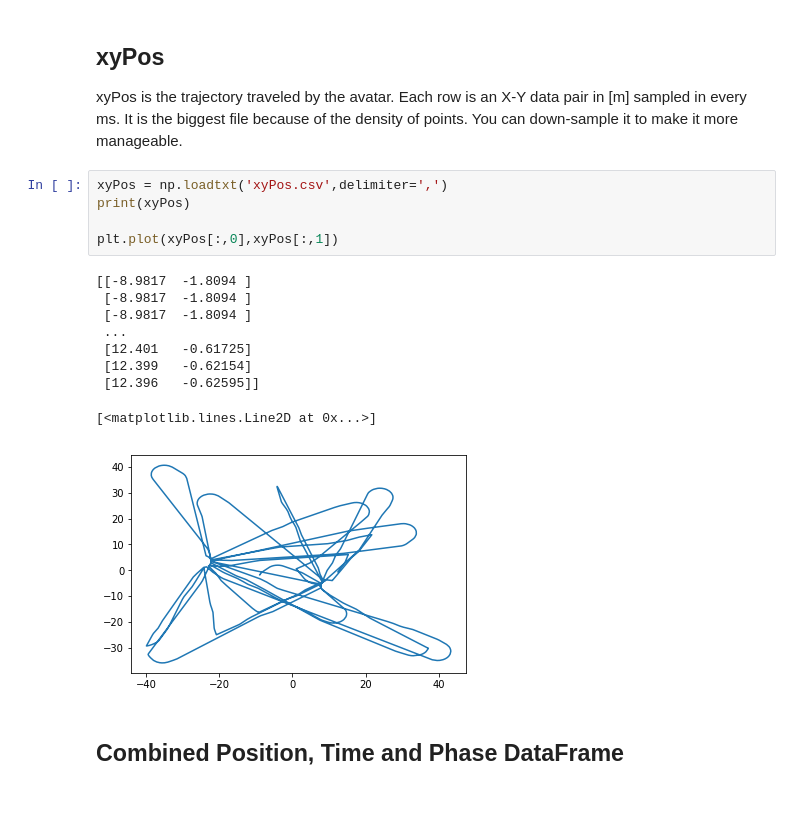
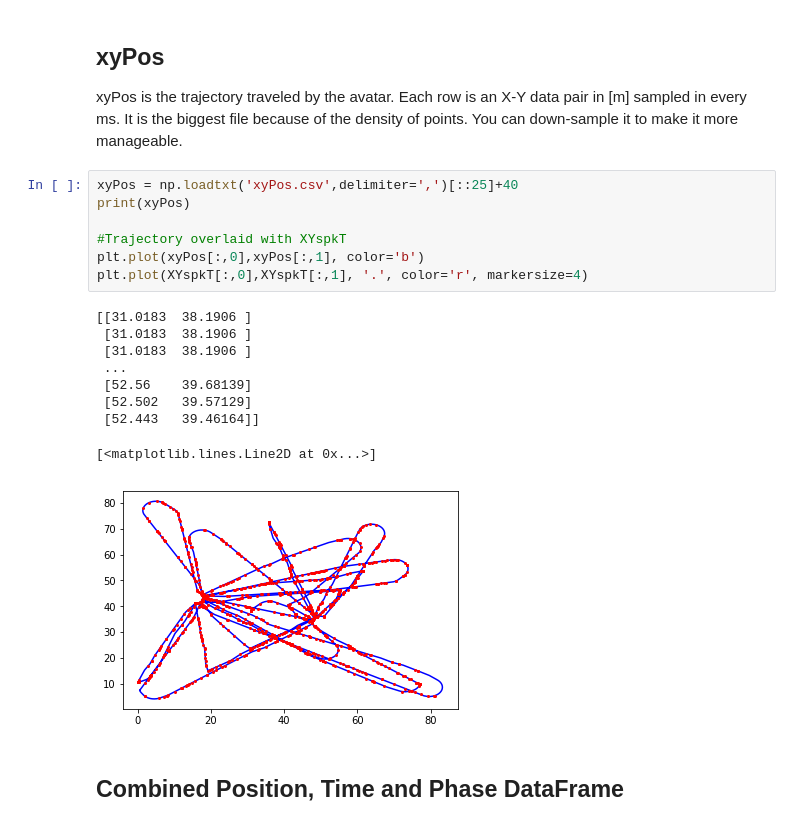
Before and after one commit to DanielHHowell/Grid-Cell, a Jupyter notebook: Grid Cell Phase Main.ipynb, the cells around one changed output. Cells and saved outputs as stored; diff of their text form.

```diff
--- a/Grid Cell Phase Main.ipynb
+++ b/Grid Cell Phase Main.ipynb
@@ -80,20 +103,22 @@ plt.colorbar()
 ## xyPos
 xyPos is the trajectory traveled by the avatar. Each row is an X-Y data pair in [m] sampled in every ms. It is the biggest file because of the density of points. You can down-sample it to make it more manageable.
 # %%
-xyPos = np.loadtxt('xyPos.csv',delimiter=',')
+xyPos = np.loadtxt('xyPos.csv',delimiter=',')[::25]+40
 print(xyPos)
 
-plt.plot(xyPos[:,0],xyPos[:,1])
+#Trajectory overlaid with XYspkT
+plt.plot(xyPos[:,0],xyPos[:,1], color='b')
+plt.plot(XYspkT[:,0],XYspkT[:,1], '.', color='r', markersize=4)
 # %% [output]
-[[-8.9817  -1.8094 ]
- [-8.9817  -1.8094 ]
- [-8.9817  -1.8094 ]
+[[31.0183  38.1906 ]
+ [31.0183  38.1906 ]
+ [31.0183  38.1906 ]
  ...
- [12.401   -0.61725]
- [12.399   -0.62154]
- [12.396   -0.62595]]
+ [52.56    39.68139]
+ [52.502   39.57129]
+ [52.443   39.46164]]
 [<matplotlib.lines.Line2D at 0x...>]
-[figure, old version]
+[figure, new version]
 # %% [markdown]
 ## Combined Position, Time and Phase DataFrame
 # %%
```
Also changed, not shown: parts of 4 cells of this notebook.
